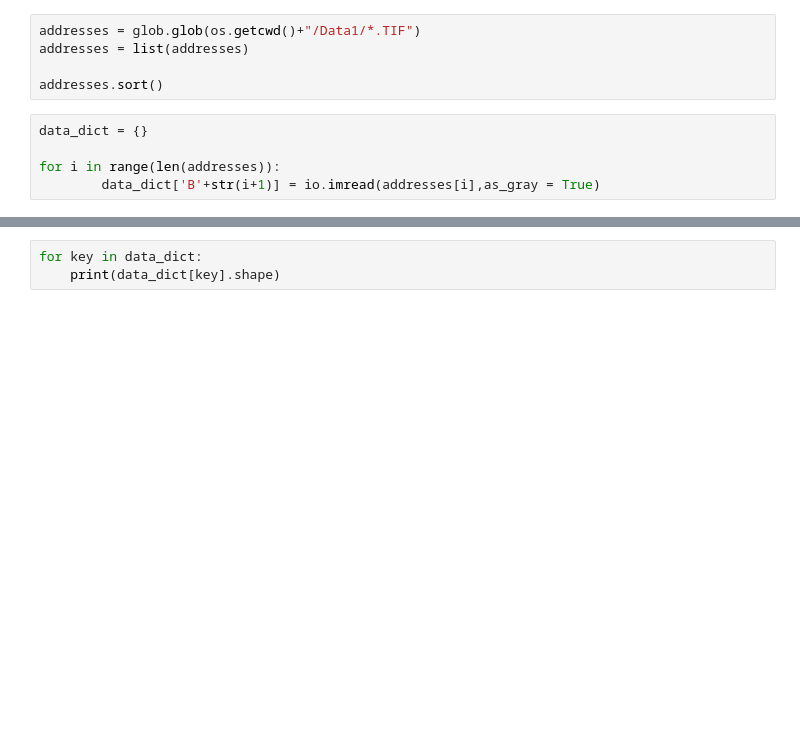
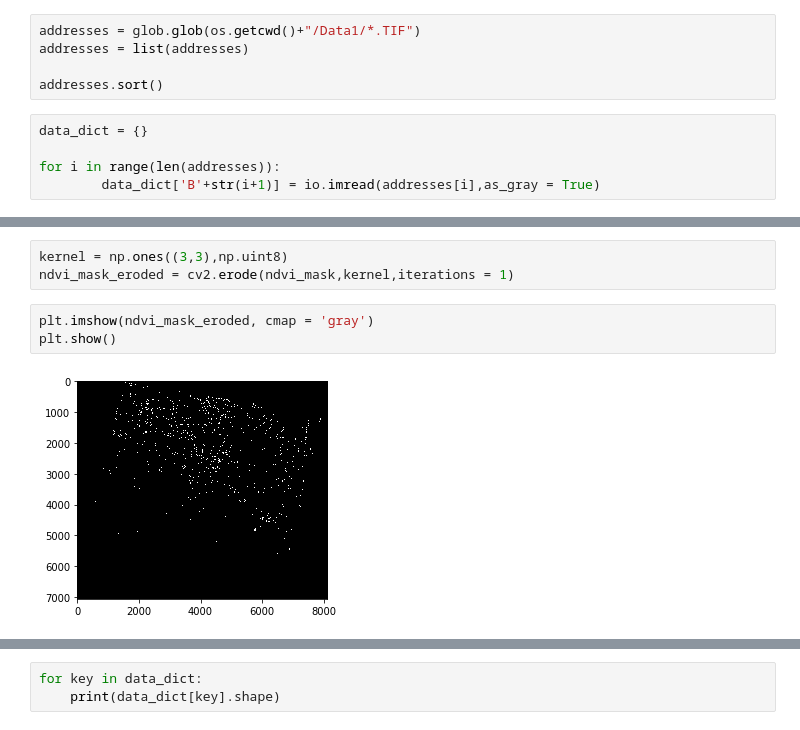
Before and after one commit to pixxelai/ai, a Jupyter notebook: Non_crop_pixel_removal.ipynb, the cells around one changed output, grey strips where cells are left out. Saved outputs shown, nothing was run; the diff lists cells and outputs as text; blank space fills up the shorter version.

```diff
--- a/Non_crop_pixel_removal.ipynb
+++ b/Non_crop_pixel_removal.ipynb
@@ -36,0 +49,8 @@ plt.show()
+# %%
+kernel = np.ones((3,3),np.uint8)
+ndvi_mask_eroded = cv2.erode(ndvi_mask,kernel,iterations = 1)
+# %%
+plt.imshow(ndvi_mask_eroded, cmap = 'gray')
+plt.show()
+# %% [output]
+[figure, added]
```
Also changed, not shown: parts of 18 cells of this notebook.
